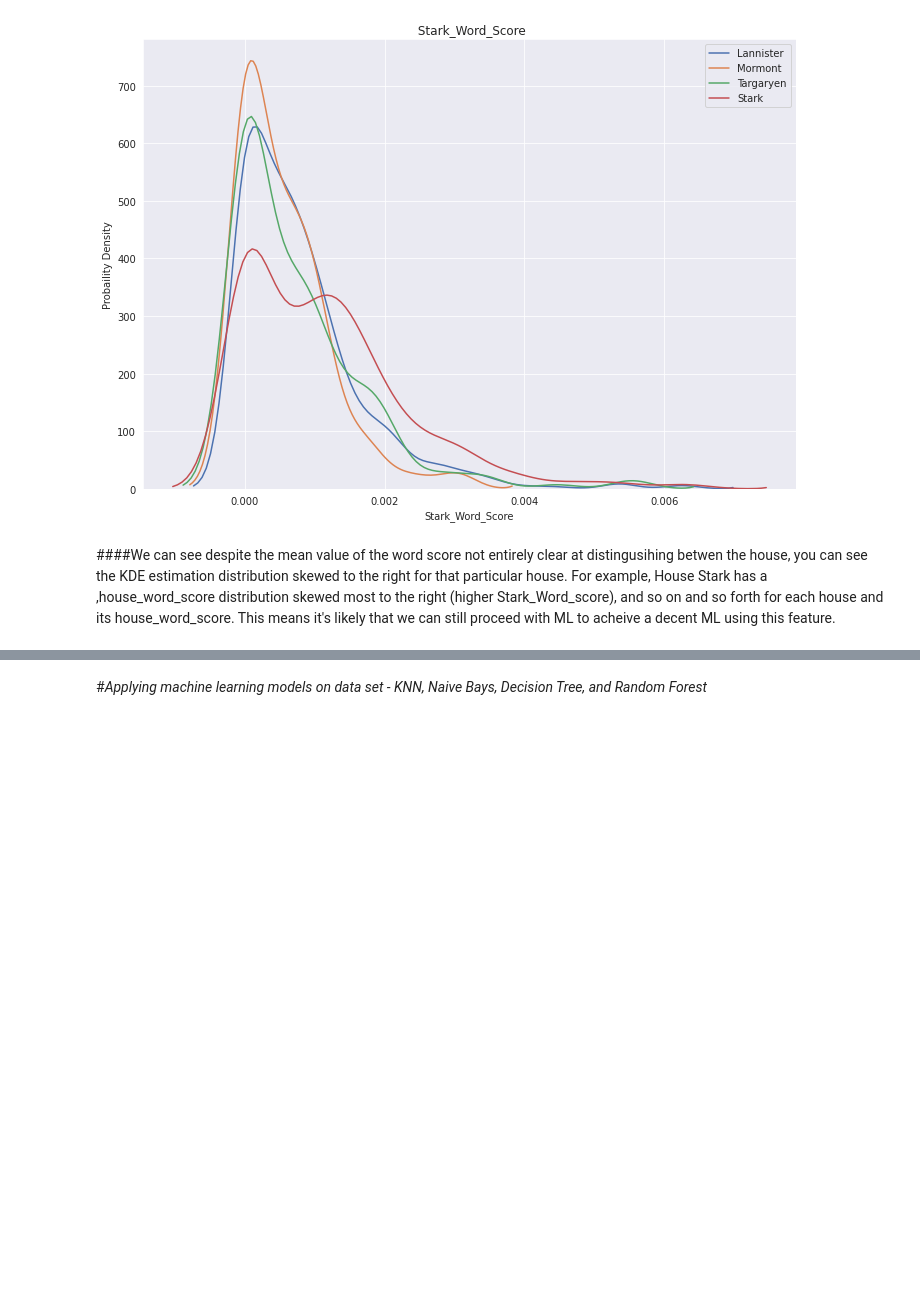
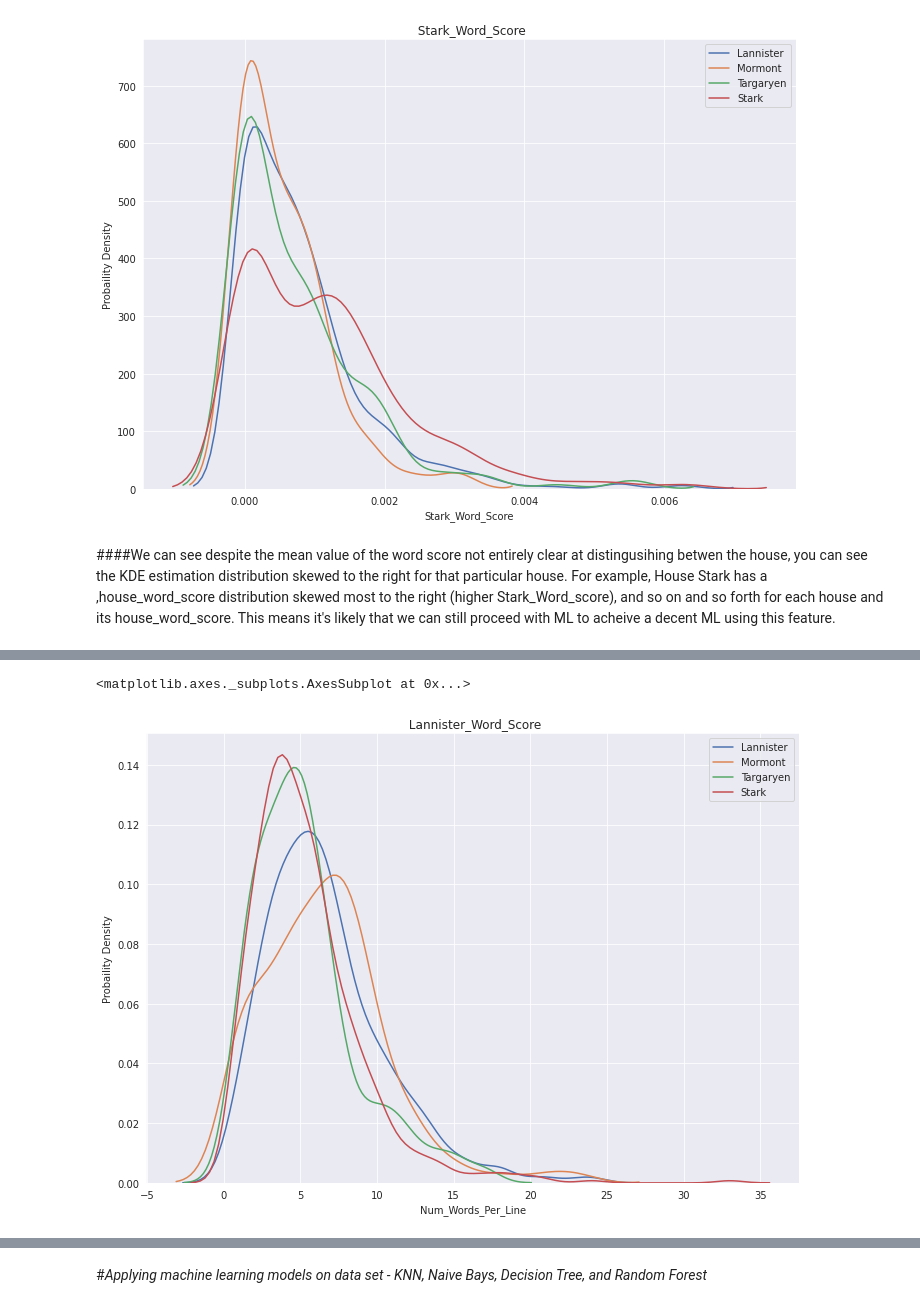
Before and after one commit to trong-shen/Game-of-Throne-Project, a Jupyter notebook: GOT_Project.ipynb, the cells around one changed output, grey strips where cells are left out. Saved outputs shown, nothing was run; the diff lists cells and outputs as text; code cells hidden in the pictures; blank space fills up the shorter version.

```diff
--- a/GOT_Project.ipynb
+++ b/GOT_Project.ipynb
@@ -736,0 +773,17 @@ table
+# %%
+#Plotting distribution of number of words per line.
+
+sns.set({'figure.figsize':(11.7,8.27)})
+sns.set_style({'figure.facecolor':'white'})
+plt.figure(0)
+plt.xlabel('Num_Words_Per_Line')
+plt.ylabel('Probaility Density')
+plt.title(' Lannister_Word_Score')
+
+sns.distplot(House_Lannister[['Num_Words_per_line']], hist=False, kde=True, label='Lannister')
+sns.distplot(House_Mormont[['Num_Words_per_line']], hist=False, kde=True, label='Mormont')
+sns.distplot(House_Targaryen[['Num_Words_per_line']], hist=False,kde=True,label='Targaryen')
+sns.distplot(House_Stark[['Num_Words_per_line']], hist=False, kde=True,label='Stark')
+# %% [output]
+<matplotlib.axes._subplots.AxesSubplot at 0x...>
+[figure, added]
```
Also changed, not shown: parts of 8 cells of this notebook.
